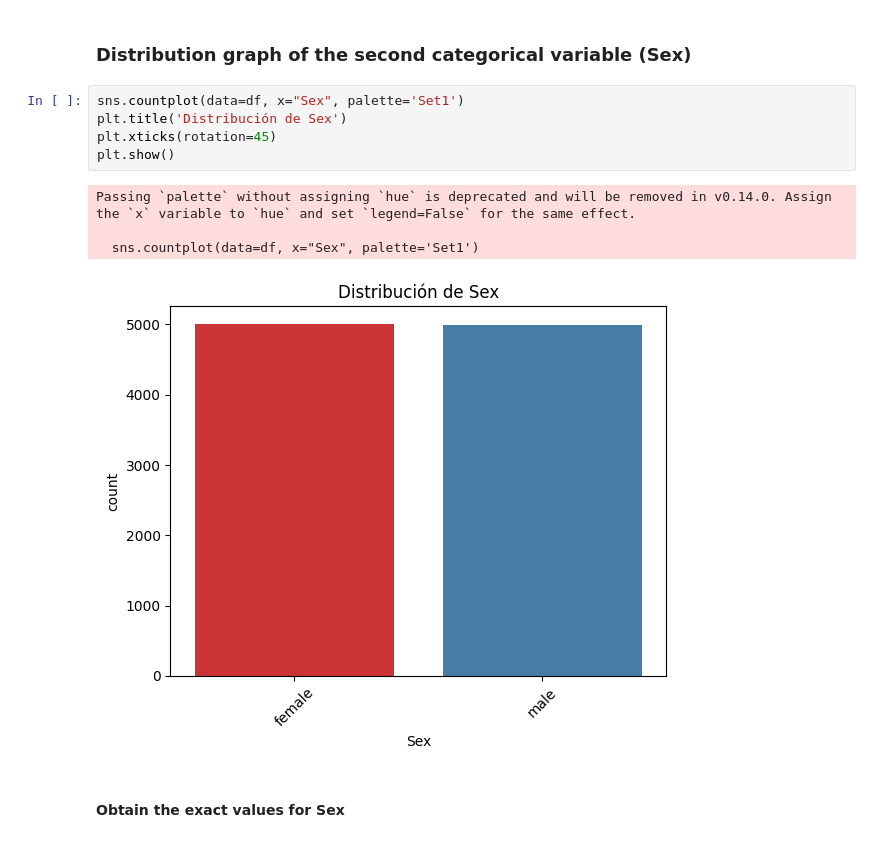
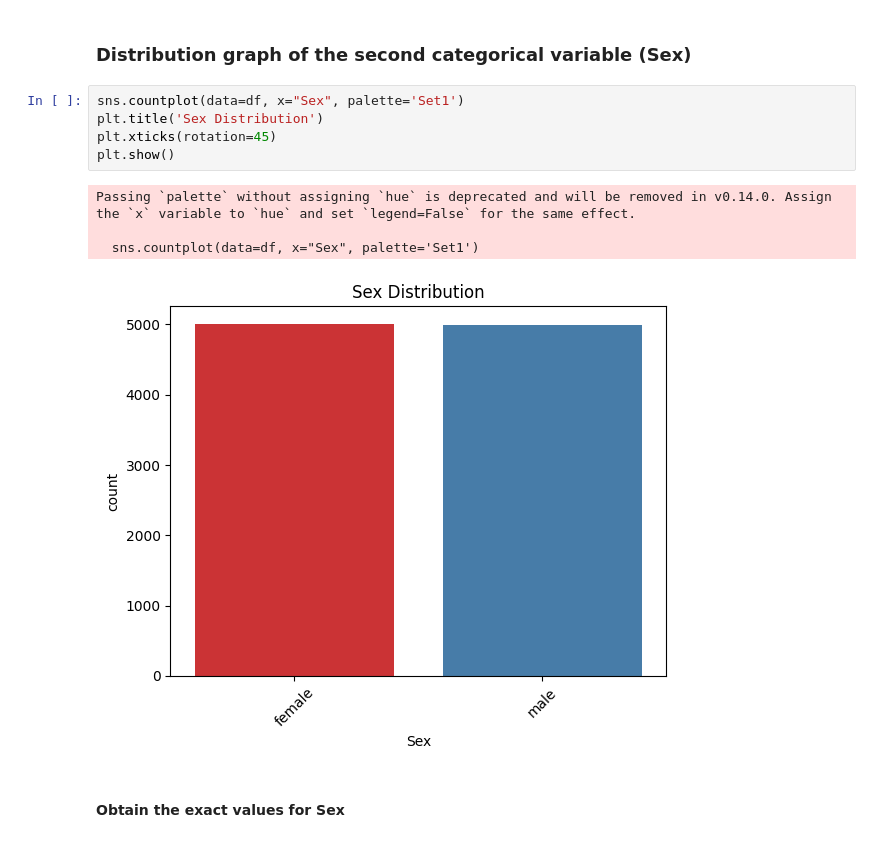
Before and after one commit to juancbuitrago/ETL-Proyect, a Jupyter notebook: EDA.ipynb, the cells around one changed output. Drawn from its saved outputs; the diff is of its cells as text.

```diff
--- a/EDA.ipynb
+++ b/EDA.ipynb
@@ -180,14 +180,14 @@ Name: count, dtype: int64
 ### Distribution graph of the second categorical variable (Sex)
 # %%
 sns.countplot(data=df, x="Sex", palette='Set1')
-plt.title('Distribución de Sex')
+plt.title('Sex Distribution')
 plt.xticks(rotation=45)
 plt.show()
 # %% [output]
 Passing `palette` without assigning `hue` is deprecated and will be removed in v0.14.0. Assign the `x` variable to `hue` and set `legend=False` for the same effect.
 
   sns.countplot(data=df, x="Sex", palette='Set1')
-[figure, old version]
+[figure, new version]
 # %% [markdown]
 #### Obtain the exact values for Sex
 # %%
```
Also changed, not shown: parts of 6 cells of this notebook, 1 other file.
